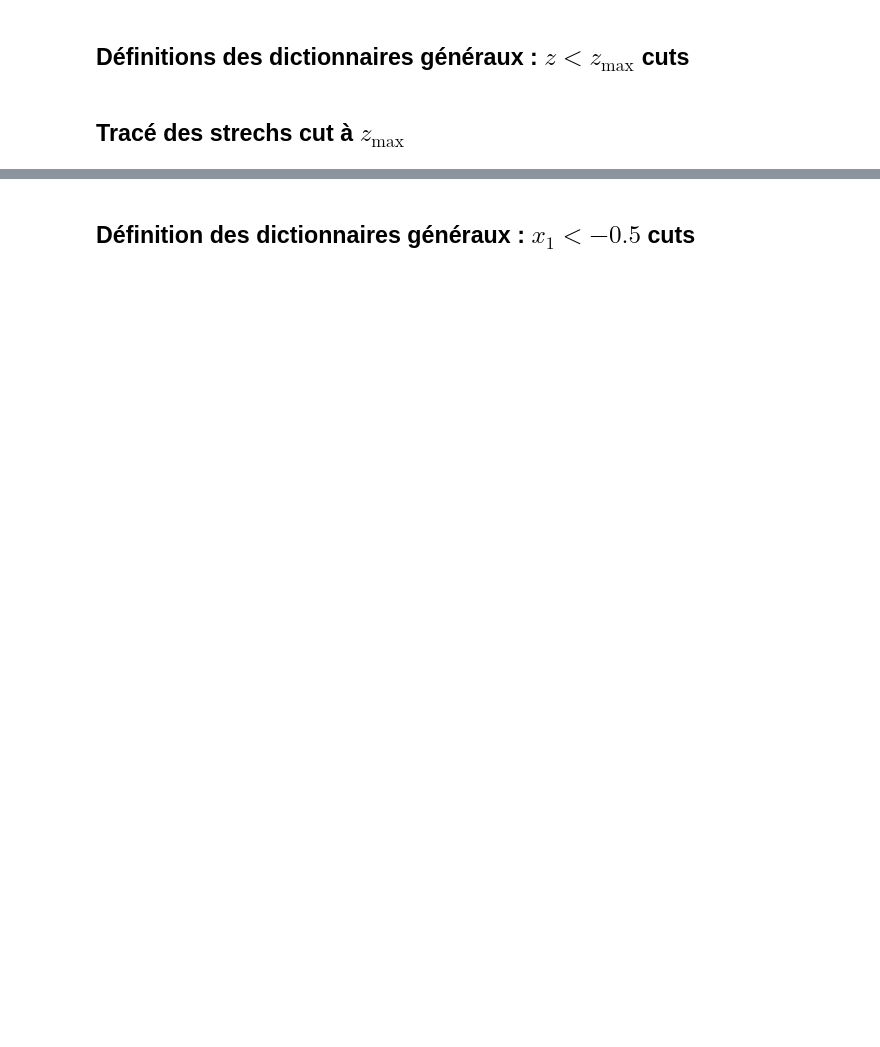
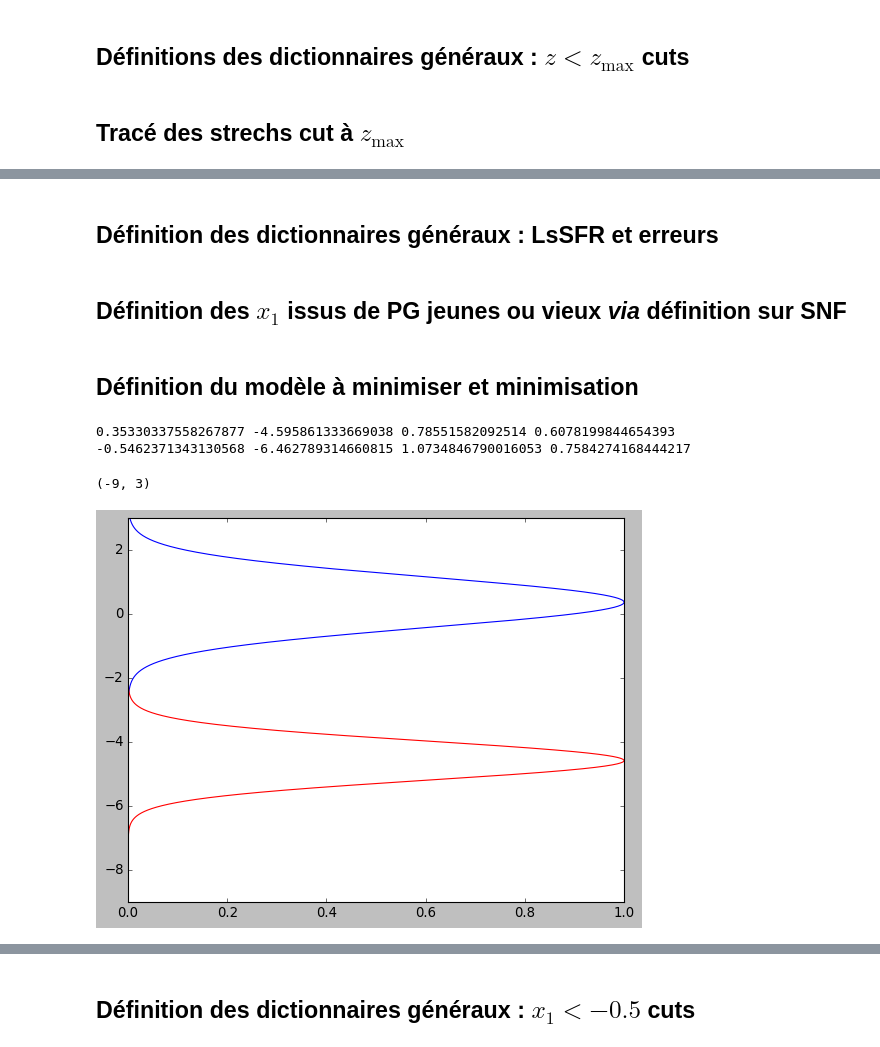
Before and after one commit to Nora-n/variaIa, a Jupyter notebook: notebooks/ModeFits.ipynb, the cells around one changed output, grey strips where cells are left out. Drawn from its saved outputs; the diff is of its cells as text; code cells hidden in the pictures; blank space fills up the shorter version.

```diff
--- a/notebooks/ModeFits.ipynb
+++ b/notebooks/ModeFits.ipynb
@@ -191,0 +224,2 @@ for survey in surveys:
+# %% [markdown]
+## Définition des dictionnaires généraux : LsSFR et erreurs
@@ -191,0 +237,54 @@ for survey in surveys:
+# %% [markdown]
+## Définition des $x_1$ issus de PG jeunes ou vieux _via_ définition sur SNF
+# %%
+lssfr_med = -10.8 #fixe K dans l'article RIGAULT et. al 2018
+
+d_snf_y = d_snf.loc[d_snf['lssfr']>lssfr_med]
+x1_y = d_snf_y['salt2.X1']
+lssfr_y = d_snf_y['lssfr']
+
+d_snf_o = d_snf.loc[d_snf['lssfr']<lssfr_med]
+x1_o = d_snf_o['salt2.X1']
+lssfr_o = d_snf_o['lssfr']
+# %% [markdown]
+## Définition du modèle à minimiser et minimisation
+# %%
+def gauss(x, mu, sigma):
+    return np.exp(-0.5*(x-mu)**2/sigma**2)
+
+def least_squares_y(mu, sigma):
+    return np.sum((lssfr_y - gauss(x1_y, mu, sigma))**2)
+
+def least_squares_o(mu, sigma):
+    return np.sum((lssfr_o - gauss(x1_o, mu, sigma))**2)
+
+mu_y = np.mean(x1_y)
+sigma_y = np.std(x1_y)
+
+mu_o = np.mean(x1_o)
+sigma_o = np.std(x1_o)
+
+m_y = im.Minuit(least_squares_y, mu=mu_y, sigma=sigma_y,
+                print_level=0, pedantic=False)
+m_o = im.Minuit(least_squares_o, mu=mu_o, sigma=sigma_o,
+                print_level=0, pedantic=False)
+
+m_y.migrad()
+m_o.migrad()
+
+print(mu_y, m_y.values['mu'], sigma_y, m_y.values['sigma'])
+print(mu_o, m_o.values['mu'], sigma_o, m_o.values['sigma'])
+# %% [output]
+0.35330337558267877 -4.595861333669038 0.78551582092514 0.6078199844654393
+-0.5462371343130568 -6.462789314660815 1.0734846790016053 0.7584274168444217
+# %%
+x_linspace = np.linspace(-9, 3, 3000)
+
+plt.plot(gauss(x_linspace, mu_y, sigma_y), x_linspace)
+plt.plot(gauss(x_linspace, m_y.values['mu'], m_y.values['sigma']), x_linspace, color = 'r')
+
+ax = plt.gca()
+ax.set_ylim([-9,3])
+# %% [output]
+(-9, 3)
+[figure, added]
```
Also changed, not shown: parts of 13 cells of this notebook, 3 other files.
